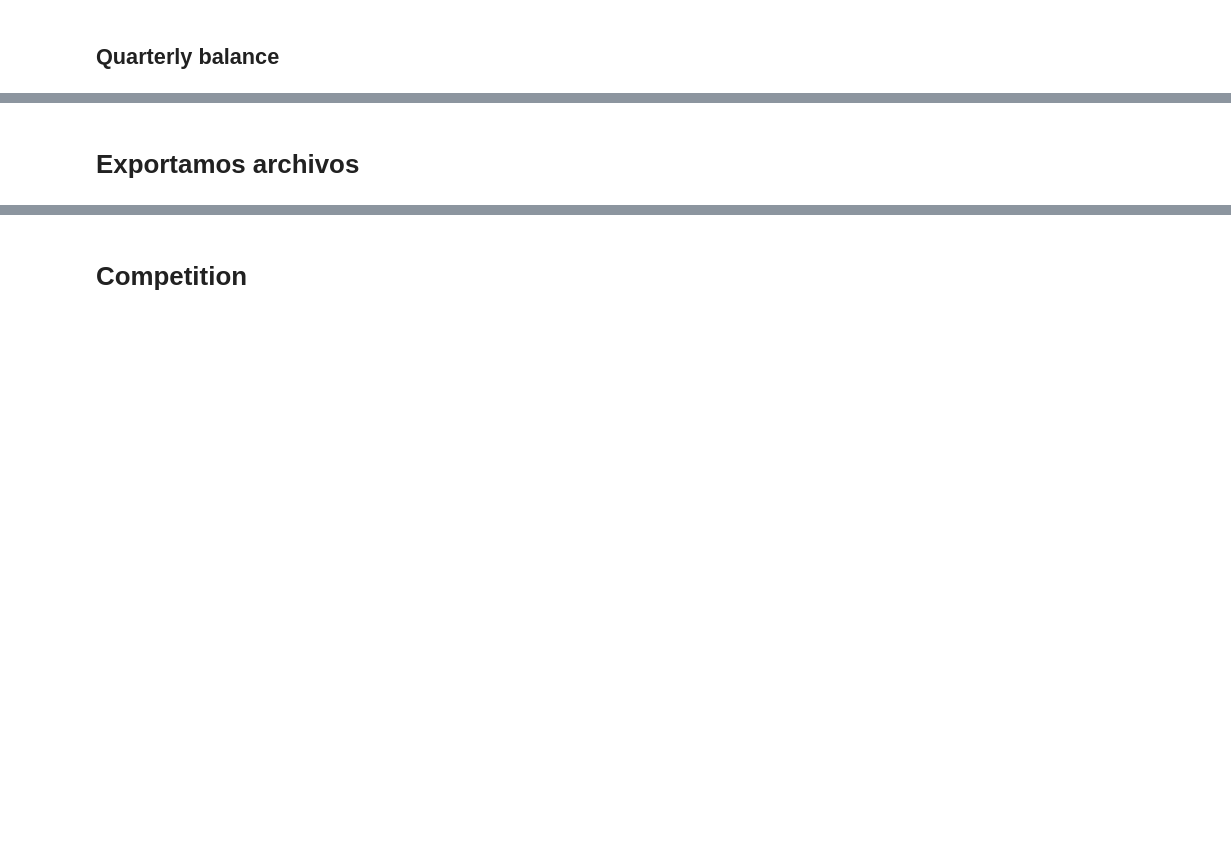
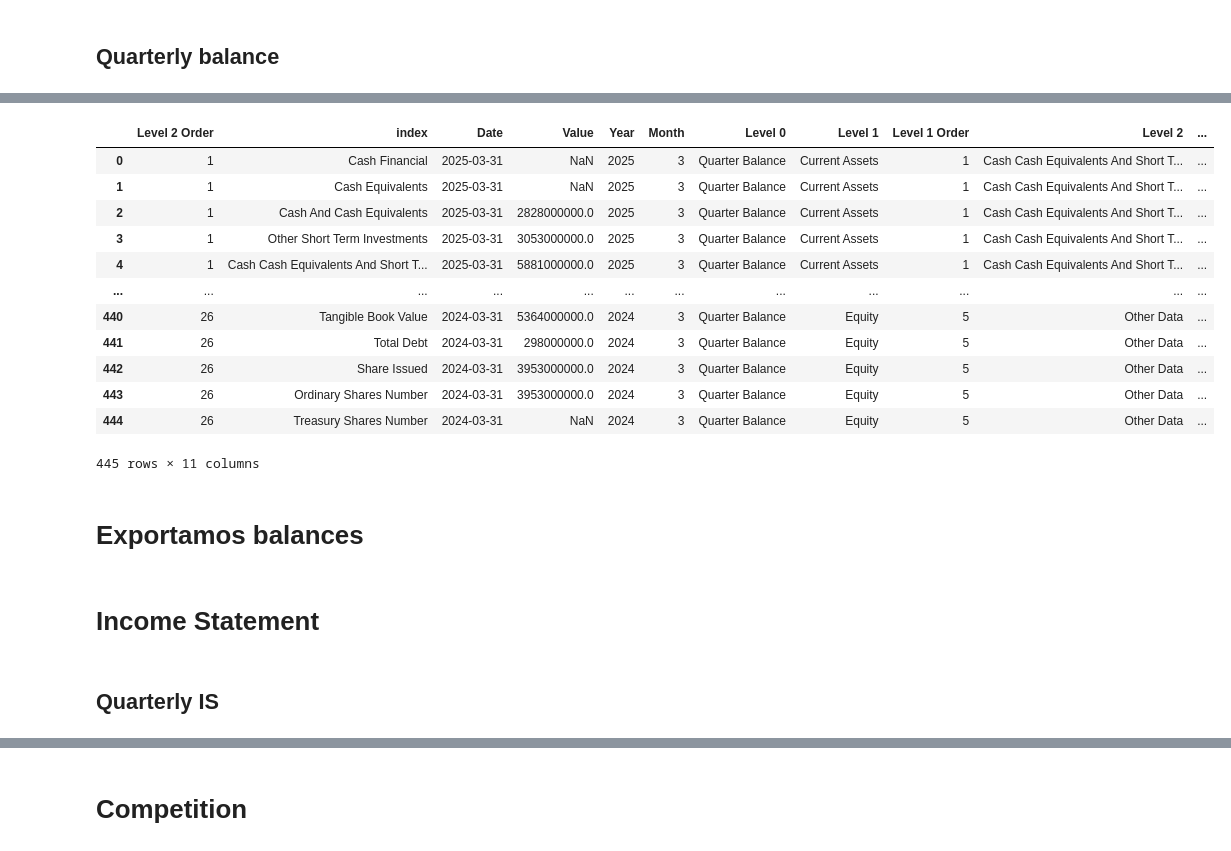
Before and after one commit to jamesrubio23/financial-statement-analysis, a Jupyter notebook: yfinance_data.ipynb, the cells around one changed output, grey strips where cells are left out. Drawn from its saved outputs; the diff is of its cells as text; code cells hidden in the pictures; blank space fills up the shorter version.

```diff
--- a/yfinance_data.ipynb
+++ b/yfinance_data.ipynb
@@ -264,6 +207,0 @@ quarterly_balance.describe()
-# %%
-for col in quarterly_balance.columns:
-    if quarterly_balance[col].isnull().sum()>20:
-        quarterly_balance.drop(columns=col, inplace=True)
-# %%
-quarterly_balance.reset_index(inplace=True)
@@ -355,0 +217,3 @@ quarterly_balance_extended_types
+# %%
+quarterly_balance_extended = preprocess_columns(quarterly_balance, "Quarter Balance")
+quarterly_balance_extended.head()
@@ -356,3 +379,19 @@ quarterly_balance_extended_types
+# %%
+quarterly_balance_level1_2
+# %% [output]
+|  | Level 2 Order | index | Date | Value | Year | Month | Level 0 | Level 1 | Level 1 Order | Level 2 | ... |
+| 0 | 1 | Cash Financial | 2025-03-31 | NaN | 2025 | 3 | Quarter Balance | Current Assets | 1 | Cash Cash Equivalents And Short T... | ... |
+| 1 | 1 | Cash Equivalents | 2025-03-31 | NaN | 2025 | 3 | Quarter Balance | Current Assets | 1 | Cash Cash Equivalents And Short T... | ... |
+| 2 | 1 | Cash And Cash Equivalents | 2025-03-31 | 2828000000.0 | 2025 | 3 | Quarter Balance | Current Assets | 1 | Cash Cash Equivalents And Short T... | ... |
+| 3 | 1 | Other Short Term Investments | 2025-03-31 | 3053000000.0 | 2025 | 3 | Quarter Balance | Current Assets | 1 | Cash Cash Equivalents And Short T... | ... |
+| 4 | 1 | Cash Cash Equivalents And Short T... | 2025-03-31 | 5881000000.0 | 2025 | 3 | Quarter Balance | Current Assets | 1 | Cash Cash Equivalents And Short T... | ... |
+| ... | ... | ... | ... | ... | ... | ... | ... | ... | ... | ... | ... |
+| 440 | 26 | Tangible Book Value | 2024-03-31 | 5364000000.0 | 2024 | 3 | Quarter Balance | Equity | 5 | Other Data | ... |
+| 441 | 26 | Total Debt | 2024-03-31 | 298000000.0 | 2024 | 3 | Quarter Balance | Equity | 5 | Other Data | ... |
+| 442 | 26 | Share Issued | 2024-03-31 | 3953000000.0 | 2024 | 3 | Quarter Balance | Equity | 5 | Other Data | ... |
+| 443 | 26 | Ordinary Shares Number | 2024-03-31 | 3953000000.0 | 2024 | 3 | Quarter Balance | Equity | 5 | Other Data | ... |
+| 444 | 26 | Treasury Shares Number | 2024-03-31 | NaN | 2024 | 3 | Quarter Balance | Equity | 5 | Other Data | ... |
+445 rows × 11 columns
 # %% [markdown]
-# Exportamos archivos
+# Exportamos balances
 # %%
@@ -360,0 +400,4 @@ quarterly_balance_extended_types.to_excel(f"C:/Users/jaime/Escritorio/Github/X_F
+# %% [markdown]
+# Income Statement
+# %% [markdown]
+## Quarterly IS
```
Also changed, not shown: parts of 104 cells of this notebook, 2 other files.
